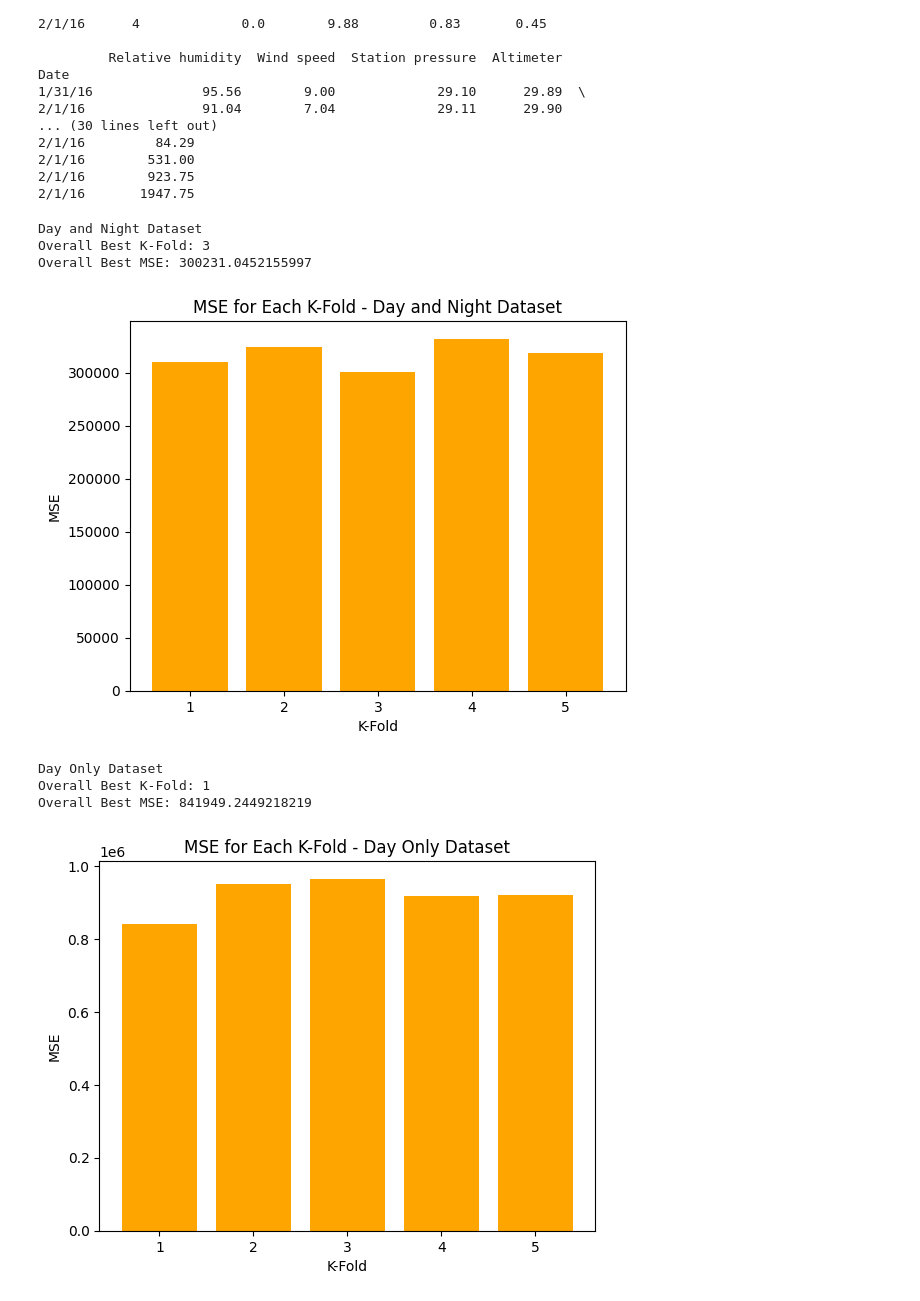
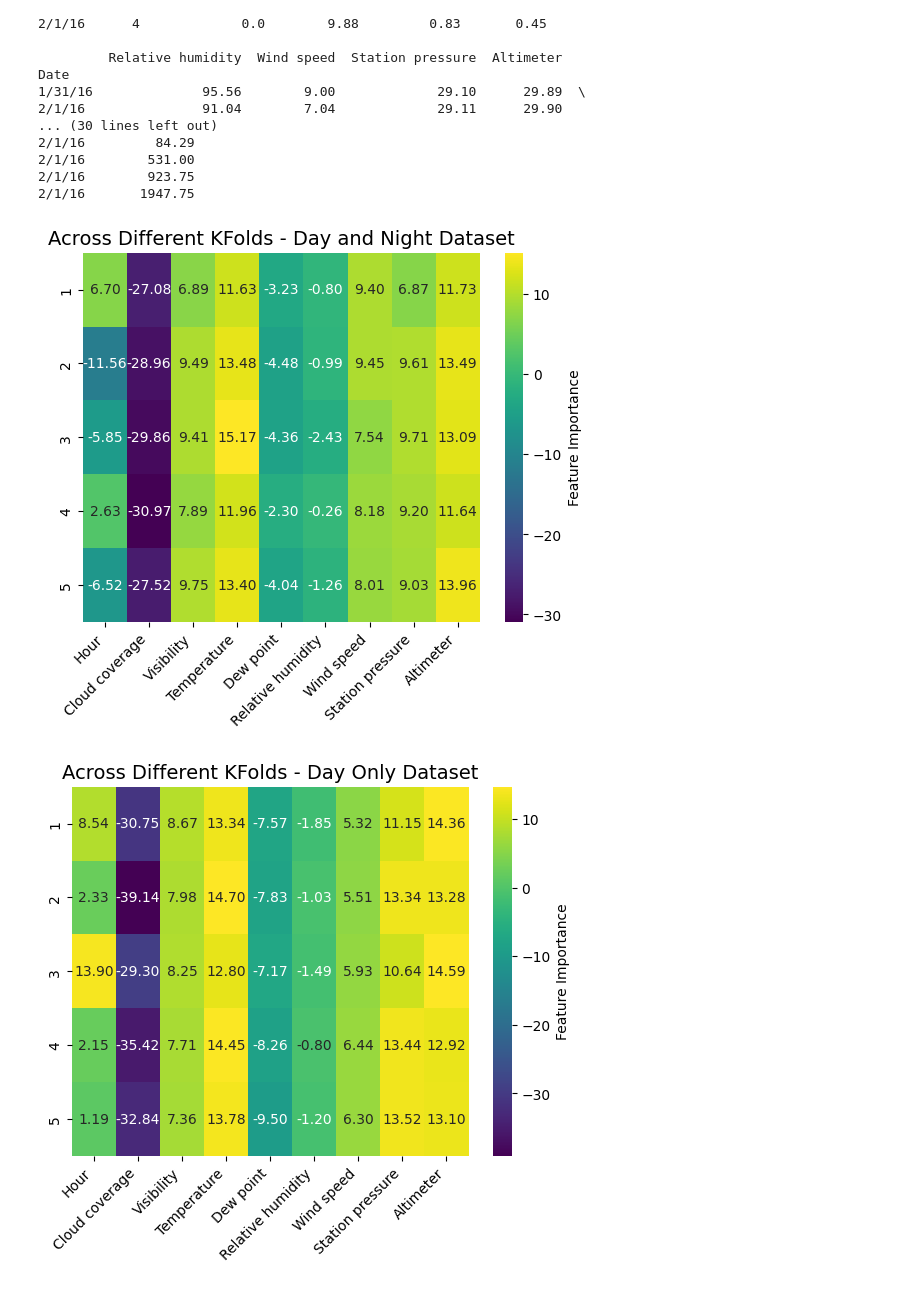
Before and after one commit to rcsurridge/Solar-ML-Forecast, a Jupyter notebook: neural_network.ipynb, the cells around one changed output. Saved outputs shown, nothing was run; the diff lists cells and outputs as text; code cells hidden in the pictures.

Commit message:
finalized heatmaps

```diff
--- a/neural_network.ipynb
+++ b/neural_network.ipynb
@@ -48,73 +48,73 @@ os.makedirs(save_dir, exist_ok=True)
 
 kf = KFold(n_splits=5, shuffle=True)
 
+# Day and Night Dataset
 best_mse_day_night = float('inf')
 mse_values_day_night = []
 
+feature_importance_day_night = np.zeros((5, X_day_night.shape[1]))
+
 for fold, (train_index, val_index) in enumerate(kf.split(X_day_night, y_day_night)):
-
     X_train_fold, X_val_fold = X_day_night[train_index], X_day_night[val_index]
     y_train_fold, y_val_fold = y_day_night[train_index], y_day_night[val_index]
 
     mlp_model = MLPRegressor(hidden_layer_sizes=(64, 64), max_iter=100, random_state=42)
     mlp_model.fit(X_train_fold, y_train_fold)
+
+    # Record feature importance for this fold
+    feature_importance_day_night[fold, :] = mlp_model.coefs_[0].sum(axis=1)
 
     val_predicted = mlp_model.predict(X_val_fold)
 
     fold_mse = np.mean((val_predicted - y_val_fold) ** 2)
     mse_values_day_night.append(fold_mse)
 
     if fold_mse < best_mse_day_night:
         best_mse_day_night = fold_mse
         best_fold_day_night = fold
 
-print("Day and Night Dataset")
-print(f"Overall Best K-Fold: {best_fold_day_night + 1}")
-print(f"Overall Best MSE: {best_mse_day_night}")
-
-plt.bar(range(1, 6), mse_values_day_night, color='orange')
-plt.xlabel('K-Fold')
-plt.ylabel('MSE')
-plt.title('MSE for Each K-Fold - Day and Night Dataset')
-plt.savefig(os.path.join(save_dir, f'day_night_kfold_mse.png'))
+# Plot heatmap for feature importance
+feature_names_day_night = day_night_solar_df.columns[:9].tolist()
+sns.heatmap(feature_importance_day_night, annot=True, cmap='viridis', yticklabels=range(1, 6),
+            xticklabels=feature_names_day_night, fmt='.2f', cbar_kws={'label': 'Feature Importance'})
+plt.title('Across Different KFolds - Day and Night Dataset', fontsize=14)
+plt.xticks(rotation=45, ha='right')
+plt.savefig(os.path.join(save_dir, 'day_night_feature_importance_heatmap.png'))
 plt.show()
 
+# Day Only Dataset
 best_mse_day_only = float('inf')
 mse_values_day_only = []
 
+feature_importance_day_only = np.zeros((5, X_day.shape[1]))
+
 for fold, (train_index, val_index) in enumerate(kf.split(X_day, y_day)):
-
     X_train_fold, X_val_fold = X_day[train_index], X_day[val_index]
     y_train_fold, y_val_fold = y_day[train_index], y_day[val_index]
 
     mlp_model = MLPRegressor(hidden_layer_sizes=(64, 64), max_iter=100, random_state=42)
     mlp_model.fit(X_train_fold, y_train_fold)
+
+    # Record feature importance for this fold
+    feature_importance_day_only[fold, :] = mlp_model.coefs_[0].sum(axis=1)
 
     val_predicted = mlp_model.predict(X_val_fold)
 
     fold_mse = np.mean((val_predicted - y_val_fold) ** 2)
     mse_values_day_only.append(fold_mse)
 
     if fold_mse < best_mse_day_only:
         best_mse_day_only = fold_mse
         best_fold_day_only = fold
 
-print("Day Only Dataset")
-print(f"Overall Best K-Fold: {best_fold_day_only + 1}")
-print(f"Overall Best MSE: {best_mse_day_only}")
-
-plt.bar(range(1, 6), mse_values_day_only, color='orange')
-plt.xlabel('K-Fold')
-plt.ylabel('MSE')
-plt.title('MSE for Each K-Fold - Day Only Dataset')
-plt.savefig(os.path.join(save_dir, f'day_only_kfold_mse.png'))
+# Plot heatmap for feature importance
+feature_names_day_only = day_solar_df.columns[:9].tolist()
+sns.heatmap(feature_importance_day_only, annot=True, cmap='viridis', yticklabels=range(1, 6),
+            xticklabels=feature_names_day_only, fmt='.2f', cbar_kws={'label': 'Feature Importance'})
+plt.title('Across Different KFolds - Day Only Dataset', fontsize=14)
+plt.xticks(rotation=45, ha='right')
+plt.savefig(os.path.join(save_dir, 'day_only_feature_importance_heatmap.png'))
 plt.show()
 # %% [output]
-Day and Night Dataset
-Overall Best K-Fold: 3
-Overall Best MSE: 300231.0452155997
-[figure, old version]
+[figure, new version]
-Day Only Dataset
-Overall Best K-Fold: 1
-Overall Best MSE: 841949.2449218219
-[figure, old version]
+[figure, new version]
```
Also changed, not shown: parts of 6 cells of this notebook, 6 other files.
